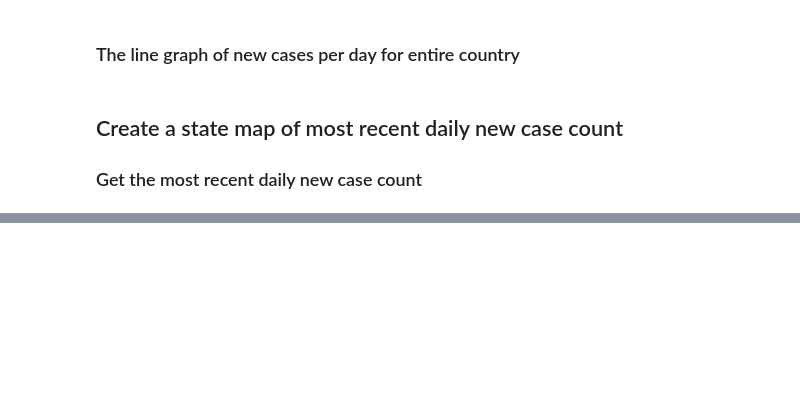
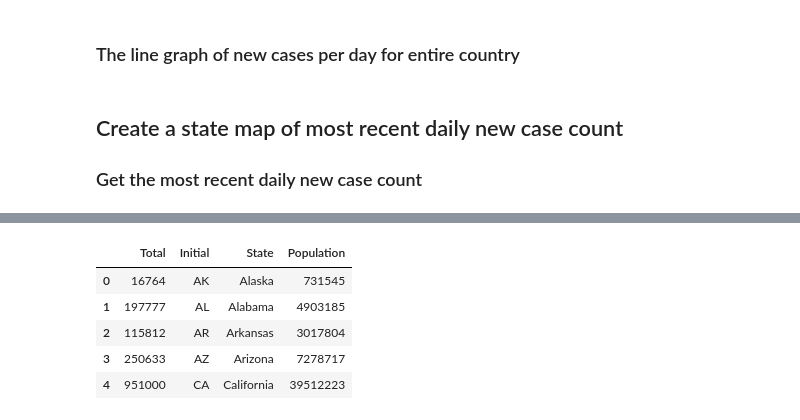
Before and after one commit to mikec3/Portfolio_Test, a Jupyter notebook: BigQuery_And_PlotlyTesting.ipynb, the cells around one changed output, grey strips where cells are left out. Cells and saved outputs as stored; diff of their text form; code cells hidden in the pictures; blank space fills up the shorter version.

```diff
--- a/BigQuery_And_PlotlyTesting.ipynb
+++ b/BigQuery_And_PlotlyTesting.ipynb
@@ -328,0 +365,10 @@ StatesMapPlotDiv=plot(fig)
+# %%
+states_with_pop = pd.merge(statesDf, popdf)
+states_with_pop.head()
+# %% [output]
+|  | Total | Initial | State | Population |
+| 0 | 16764 | AK | Alaska | 731545 |
+| 1 | 197777 | AL | Alabama | 4903185 |
+| 2 | 115812 | AR | Arkansas | 3017804 |
+| 3 | 250633 | AZ | Arizona | 7278717 |
+| 4 | 951000 | CA | California | 39512223 |
```
Also changed, not shown: parts of 16 cells of this notebook, 4 other files.
